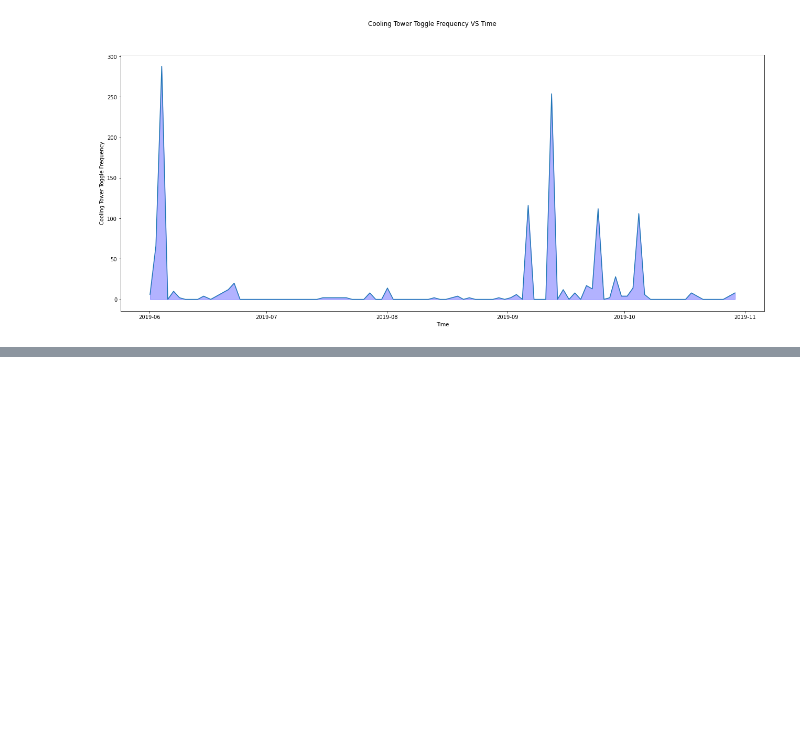
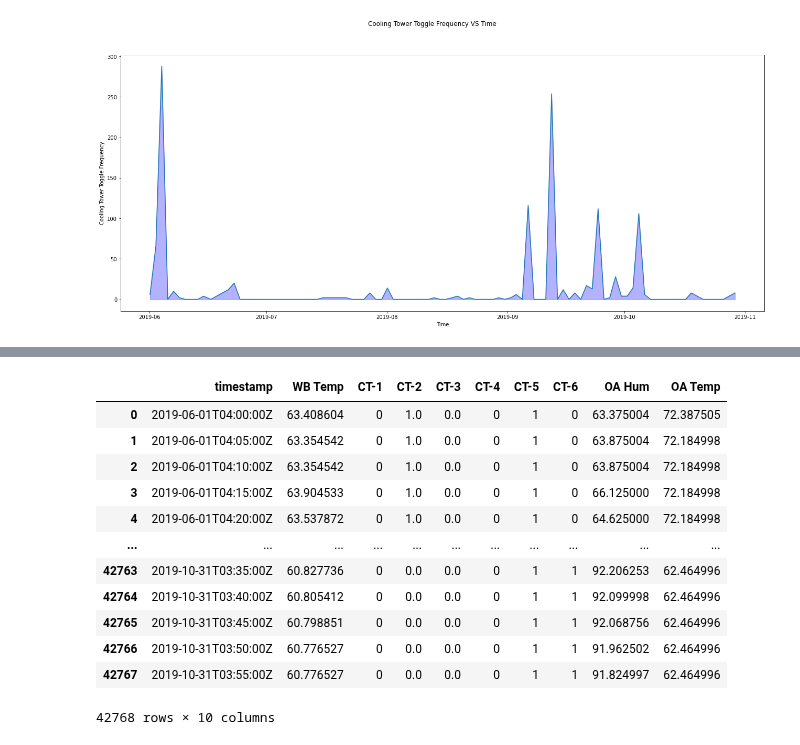
Before and after one commit to yairg98/Data-Driven-Problem-Solving, a Jupyter notebook: Assignments/Final Project/FinalProjectNotebook.ipynb, the cells around one changed output, grey strips where cells are left out. Cells and saved outputs as stored; diff of their text form; code cells hidden in the pictures; blank space fills up the shorter version.

```diff
--- a/Assignments/Final Project/FinalProjectNotebook.ipynb
+++ b/Assignments/Final Project/FinalProjectNotebook.ipynb
@@ -528,0 +531,40 @@ plt.show()
+# %%
+# Points to include in dataframe (status points + OA humidity, OA temp, wet bulb temp)
+incl_points = ct_status_ids + [201722, 201723, 201724]
+
+# Assign correct names to each point ID
+point_names = {
+    201689: "CT-1",
+    201695: "CT-2",
+    201701: "CT-3",
+    201707: "CT-4",
+    201713: "CT-5",
+    201719: "CT-6",
+    201722: "OA Hum",
+    201723: "OA Temp",
+    201724: "WB Temp"
+}
+
+# Select your date and time
+start = datetime(2018,6,1,0,0,0).replace(tzinfo=tz)
+end = datetime(2020,6,1,0,0,0).replace(tzinfo=tz)
+
+# Get timeseries data from classifier df
+timeseries_query = TimeseriesQuery(point_ids = incl_points, start = start, end = end)
+query_results = client.stream_point_timeseries(timeseries_query)
+classifier_data = points_df_from_streaming_timeseries(query_results)
+classifier_data.rename(columns=point_names)
+# %% [output]
+|  | timestamp | WB Temp | CT-1 | CT-2 | CT-3 | CT-4 | CT-5 | CT-6 | OA Hum | OA Temp |
+| 0 | 2019-06-01T04:00:00Z | 63.408604 | 0 | 1.0 | 0.0 | 0 | 1 | 0 | 63.375004 | 72.387505 |
+| 1 | 2019-06-01T04:05:00Z | 63.354542 | 0 | 1.0 | 0.0 | 0 | 1 | 0 | 63.875004 | 72.184998 |
+| 2 | 2019-06-01T04:10:00Z | 63.354542 | 0 | 1.0 | 0.0 | 0 | 1 | 0 | 63.875004 | 72.184998 |
+| 3 | 2019-06-01T04:15:00Z | 63.904533 | 0 | 1.0 | 0.0 | 0 | 1 | 0 | 66.125000 | 72.184998 |
+| 4 | 2019-06-01T04:20:00Z | 63.537872 | 0 | 1.0 | 0.0 | 0 | 1 | 0 | 64.625000 | 72.184998 |
+| ... | ... | ... | ... | ... | ... | ... | ... | ... | ... | ... |
+| 42763 | 2019-10-31T03:35:00Z | 60.827736 | 0 | 0.0 | 0.0 | 0 | 1 | 1 | 92.206253 | 62.464996 |
+| 42764 | 2019-10-31T03:40:00Z | 60.805412 | 0 | 0.0 | 0.0 | 0 | 1 | 1 | 92.099998 | 62.464996 |
+| 42765 | 2019-10-31T03:45:00Z | 60.798851 | 0 | 0.0 | 0.0 | 0 | 1 | 1 | 92.068756 | 62.464996 |
+| 42766 | 2019-10-31T03:50:00Z | 60.776527 | 0 | 0.0 | 0.0 | 0 | 1 | 1 | 91.962502 | 62.464996 |
+| 42767 | 2019-10-31T03:55:00Z | 60.776527 | 0 | 0.0 | 0.0 | 0 | 1 | 1 | 91.824997 | 62.464996 |
+42768 rows × 10 columns
```
Also changed, not shown: parts of 2 cells of this notebook.
